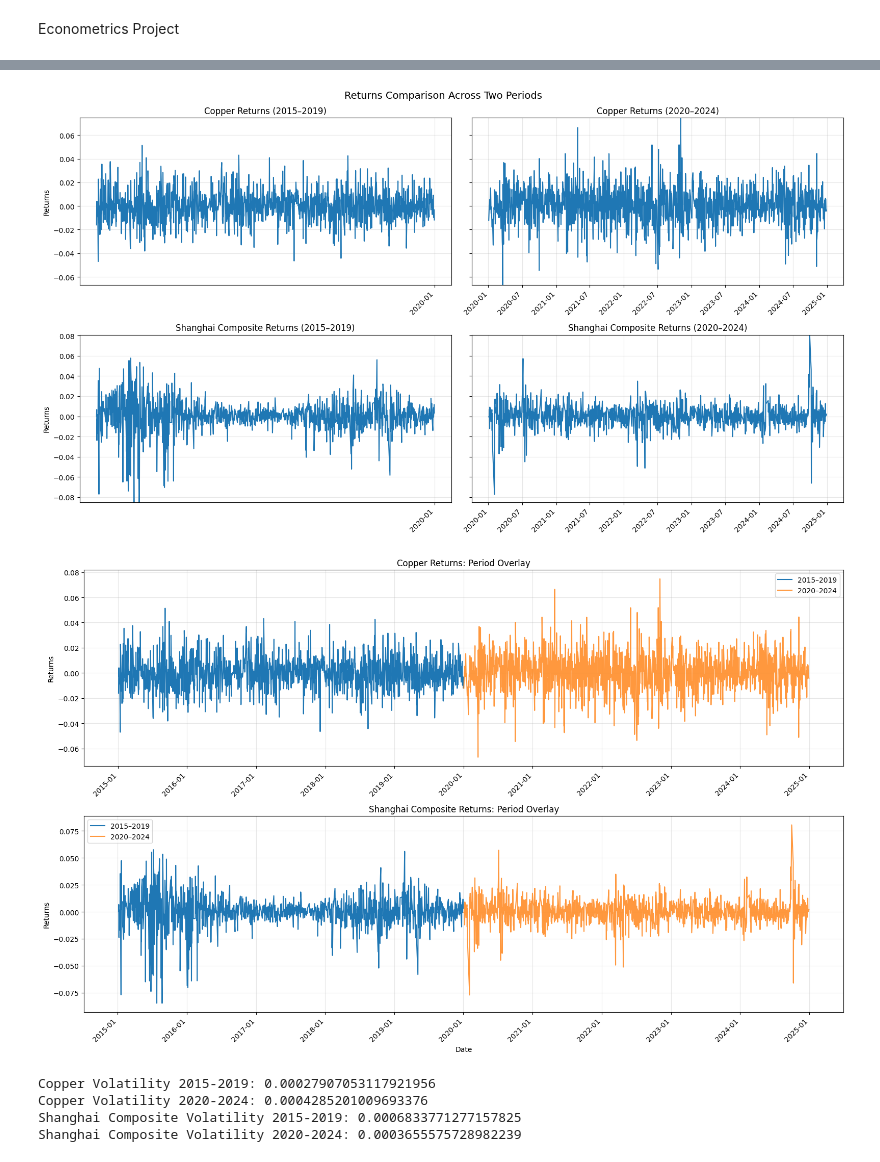
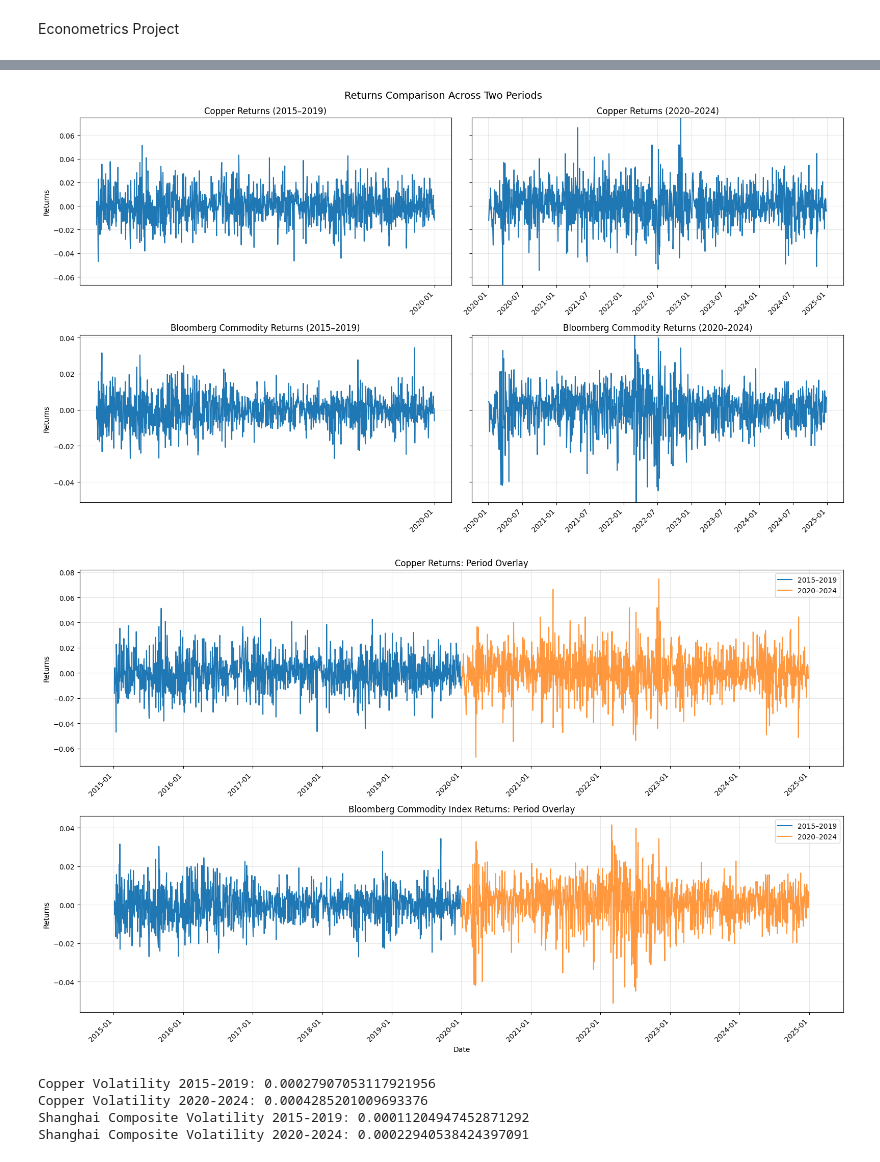
Before and after one commit to MassilGG/Financial_Econometrics, a Jupyter notebook: econo_proj.ipynb, the cells around one changed output, grey strips where cells are left out. Saved outputs shown, nothing was run; the diff lists cells and outputs as text; code cells hidden in the pictures.

```diff
--- a/econo_proj.ipynb
+++ b/econo_proj.ipynb
@@ -141,20 +141,20 @@ def compute_returns(df):
 
 # Compute returns, log returns, and squared log returns for both datasets
 copper_metrics = compute_returns(data_copper)
-shanghai_metrics = compute_returns(data_shanghai_composite_idx)
+bloomberg_metrics = compute_returns(data_bloomberg_commodity_idx)
 
 # Show the resulting NumPy arrays
 print("Copper Metrics (Date, Returns, Log Returns, Squared Log Returns):")
 print(copper_metrics[:5])  # Show first 5 rows for Copper
 
-print("Shanghai Composite Metrics (Date, Returns, Log Returns, Squared Log Returns):")
-print(shanghai_metrics[:5])  # Show first 5 rows for Shanghai Composite
+print("Bloomberg Commodity Metrics (Date, Returns, Log Returns, Squared Log Returns):")
+print(bloomberg_metrics[:5])  # Show first 5 rows for Bloomberg Commodity
 
 # Compute metrics for 2015-2019 and 2020-2024 datasets
 copper_2015_2019_metrics = compute_returns(data_copper_2015_2019)
 copper_2020_2024_metrics = compute_returns(data_copper_2020_2024)
-shanghai_2015_2019_metrics = compute_returns(data_shanghai_2015_2019)
-shanghai_2020_2024_metrics = compute_returns(data_shanghai_2020_2024)
+bloomberg_2015_2019_metrics = compute_returns(data_bloomberg_2015_2019)
+bloomberg_2020_2024_metrics = compute_returns(data_bloomberg_2020_2024)
 # %% [output]
 Copper Metrics (Date, Returns, Log Returns, Squared Log Returns):
 [['2015-01-05' -0.016029607076777364 0.016159470875211406
@@ -250,70 +250,70 @@ def _to_datetime(col):
 # Convert date columns to datetime
 cu15_dates = _to_datetime(copper_2015_2019_metrics[:, 0])
 cu24_dates = _to_datetime(copper_2020_2024_metrics[:, 0])
-sh15_dates = _to_datetime(shanghai_2015_2019_metrics[:, 0])
-sh24_dates = _to_datetime(shanghai_2020_2024_metrics[:, 0])
+bl15_dates = _to_datetime(bloomberg_2015_2019_metrics[:, 0])
+bl24_dates = _to_datetime(bloomberg_2020_2024_metrics[:, 0])
 
 # Extract returns
 cu15_ret = copper_2015_2019_metrics[:, 1].astype(float)
 cu24_ret = copper_2020_2024_metrics[:, 1].astype(float)
-sh15_ret = shanghai_2015_2019_metrics[:, 1].astype(float)
-sh24_ret = shanghai_2020_2024_metrics[:, 1].astype(float)
+bl15_ret = bloomberg_2015_2019_metrics[:, 1].astype(float)
+bl24_ret = bloomberg_2020_2024_metrics[:, 1].astype(float)
 
 # Set y-limits per asset for fair comparison across its two periods
 cu_min, cu_max = np.nanmin([cu15_ret.min(), cu24_ret.min()]), np.nanmax([cu15_ret.max(), cu24_ret.max()])
-sh_min, sh_max = np.nanmin([sh15_ret.min(), sh24_ret.min()]), np.nanmax([sh15_ret.max(), sh24_ret.max()])
+bl_min, bl_max = np.nanmin([bl15_ret.min(), bl24_ret.min()]), np.nanmax([bl15_ret.max(), bl24_ret.max()])
 
 fig, axes = plt.subplots(2, 2, figsize=(16, 9), sharey='row')
-(ax_cu_15, ax_cu_24), (ax_sh_15, ax_sh_24) = axes
+(ax_cu_15, ax_cu_24), (ax_bl_15, ax_bl_24) = axes
 
 # Date formatter (monthly ticks, YYYY-MM)
 fmt = mdates.DateFormatter('%Y-%m')
 locator = mdates.AutoDateLocator(minticks=6, maxticks=12)
 
 # --- Copper 2015-2019 ---
 ax_cu_15.plot(cu15_dates, cu15_ret)
 ax_cu_15.set_title('Copper Returns (2015–2019)')
 ax_cu_15.set_ylabel('Returns')
 ax_cu_15.grid(True, alpha=0.3)
 ax_cu_15.xaxis.set_major_locator(locator)
 ax_cu_15.xaxis.set_major_formatter(fmt)
 ax_cu_15.set_ylim(cu_min, cu_max)
 
 # --- Copper 2020-2024 ---
 ax_cu_24.plot(cu24_dates, cu24_ret)
 ax_cu_24.set_title('Copper Returns (2020–2024)')
 ax_cu_24.grid(True, alpha=0.3)
 ax_cu_24.xaxis.set_major_locator(locator)
 ax_cu_24.xaxis.set_major_formatter(fmt)
 ax_cu_24.set_ylim(cu_min, cu_max)
 
-# --- Shanghai 2015-2019 ---
-ax_sh_15.plot(sh15_dates, sh15_ret)
-ax_sh_15.set_title('Shanghai Composite Returns (2015–2019)')
-ax_sh_15.set_ylabel('Returns')
-ax_sh_15.grid(True, alpha=0.3)
-ax_sh_15.xaxis.set_major_locator(locator)
-ax_sh_15.xaxis.set_major_formatter(fmt)
-ax_sh_15.set_ylim(sh_min, sh_max)
+# --- Bloomberg Commodity Index 2015-2019 ---
+ax_bl_15.plot(bl15_dates, bl15_ret)
+ax_bl_15.set_title('Bloomberg Commodity Returns (2015–2019)')
+ax_bl_15.set_ylabel('Returns')
+ax_bl_15.grid(True, alpha=0.3)
+ax_bl_15.xaxis.set_major_locator(locator)
+ax_bl_15.xaxis.set_major_formatter(fmt)
+ax_bl_15.set_ylim(bl_min, bl_max)
 
-# --- Shanghai 2020-2024 ---
-ax_sh_24.plot(sh24_dates, sh24_ret)
-ax_sh_24.set_title('Shanghai Composite Returns (2020–2024)')
-ax_sh_24.grid(True, alpha=0.3)
-ax_sh_24.xaxis.set_major_locator(locator)
-ax_sh_24.xaxis.set_major_formatter(fmt)
-ax_sh_24.set_ylim(sh_min, sh_max)
+# --- Bloomberg Commodity Index 2020-2024 ---
+ax_bl_24.plot(bl24_dates, bl24_ret)
+ax_bl_24.set_title('Bloomberg Commodity Returns (2020–2024)')
+ax_bl_24.grid(True, alpha=0.3)
+ax_bl_24.xaxis.set_major_locator(locator)
+ax_bl_24.xaxis.set_major_formatter(fmt)
+ax_bl_24.set_ylim(bl_min, bl_max)
 
 for ax in axes.flatten():
     for label in ax.get_xticklabels():
         label.set_rotation(45)
         label.set_ha('right')
 
 fig.suptitle('Returns Comparison Across Two Periods', fontsize=14, y=0.98)
 plt.tight_layout()
 plt.show()
 # %% [output]
-[figure, old version]
+[figure, new version]
 # %%
 fig, (ax1, ax2) = plt.subplots(2, 1, figsize=(16, 10), sharex=False)
 
@@ -328,9 +328,9 @@ ax1.xaxis.set_major_locator(locator)
 ax1.xaxis.set_major_formatter(fmt)
 
 # Shanghai overlay
-ax2.plot(sh15_dates, sh15_ret, label='2015–2019')
-ax2.plot(sh24_dates, sh24_ret, label='2020–2024', alpha=0.8)
-ax2.set_title('Shanghai Composite Returns: Period Overlay')
+ax2.plot(bl15_dates, bl15_ret, label='2015–2019')
+ax2.plot(bl24_dates, bl24_ret, label='2020–2024', alpha=0.8)
+ax2.set_title('Bloomberg Commodity Index Returns: Period Overlay')
 ax2.set_xlabel('Date')
 ax2.set_ylabel('Returns')
 ax2.grid(True, alpha=0.3)
@@ -346,7 +346,7 @@ for ax in (ax1, ax2):
 plt.tight_layout()
 plt.show()
 # %% [output]
-[figure, old version]
+[figure, new version]
 # %%
 # Function to compute volatility (standard deviation of squared log returns)
 def compute_volatility(metrics):
@@ -357,8 +357,8 @@ def compute_volatility(metrics):
 # Calculate volatilities for each period and dataset
 copper_volatility_2015_2019 = compute_volatility(copper_2015_2019_metrics)
 copper_volatility_2020_2024 = compute_volatility(copper_2020_2024_metrics)
-shanghai_volatility_2015_2019 = compute_volatility(shanghai_2015_2019_metrics)
-shanghai_volatility_2020_2024 = compute_volatility(shanghai_2020_2024_metrics)
+shanghai_volatility_2015_2019 = compute_volatility(bloomberg_2015_2019_metrics)
+shanghai_volatility_2020_2024 = compute_volatility(bloomberg_2020_2024_metrics)
 
 # Print volatilities for each dataset and period
 print("Copper Volatility 2015-2019:", copper_volatility_2015_2019)
@@ -368,8 +368,8 @@ print("Shanghai Composite Volatility 2020-2024:", shanghai_volatility_2020_2024)
 # %% [output]
 Copper Volatility 2015-2019: 0.00027907053117921956
 Copper Volatility 2020-2024: 0.0004285201009693376
-Shanghai Composite Volatility 2015-2019: 0.0006833771277157825
-Shanghai Composite Volatility 2020-2024: 0.0003655575728982239
+Shanghai Composite Volatility 2015-2019: 0.00011204947452871292
+Shanghai Composite Volatility 2020-2024: 0.00022940538424397091
 # %%
 # =========================
 # HAC tests for volatility
```
Also changed, not shown: parts of 6 cells of this notebook.
